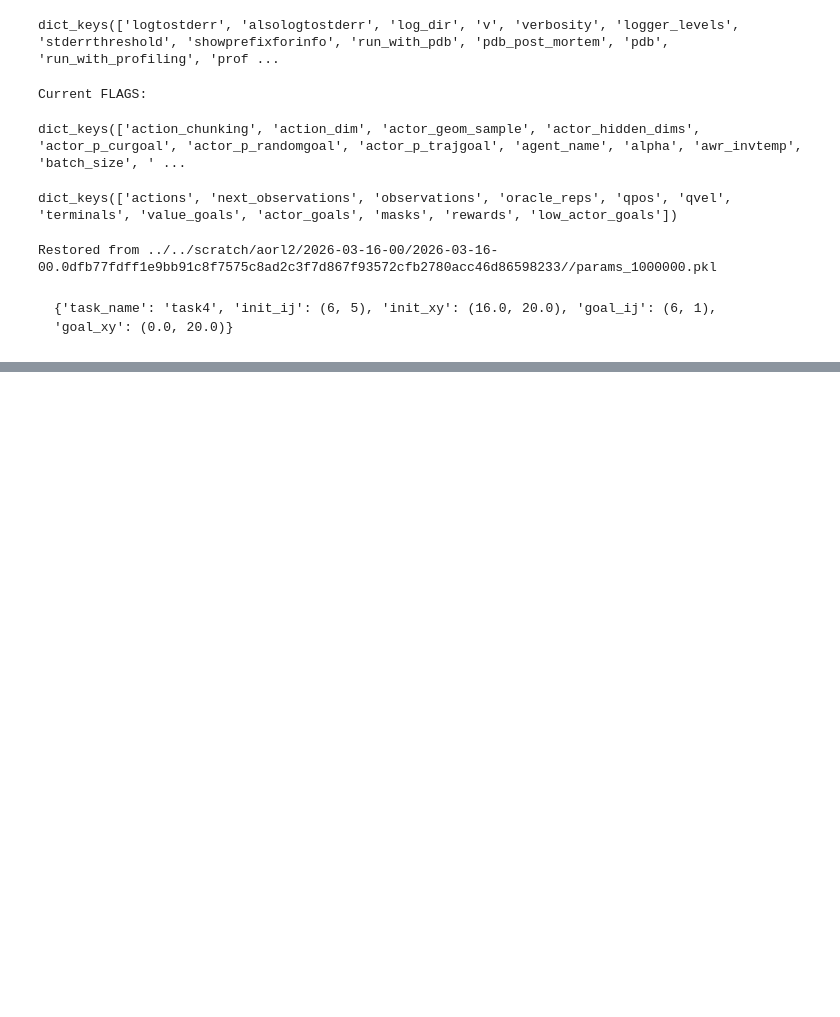
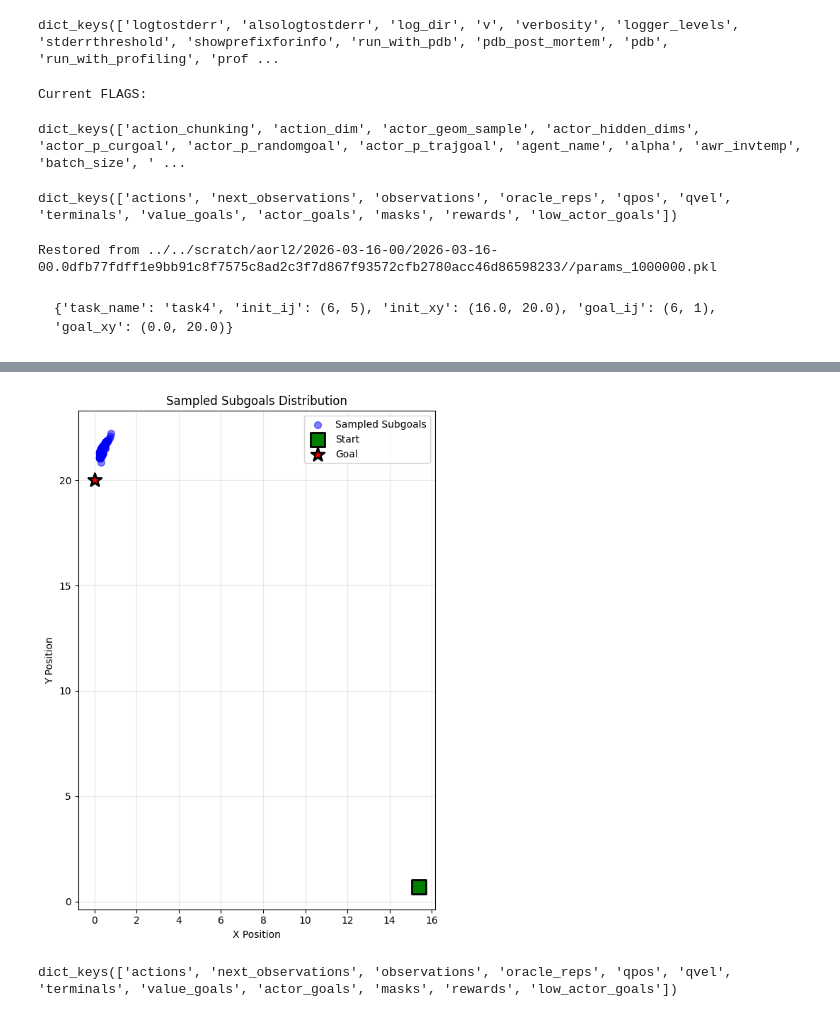
Before and after one commit to jnzhao3/horizon-reduction, a Jupyter notebook: plot_sampled_subgoals.ipynb, the cells around one changed output, grey strips where cells are left out. Saved outputs shown, nothing was run; the diff lists cells and outputs as text; code cells hidden in the pictures; blank space fills up the shorter version.

```diff
--- a/plot_sampled_subgoals.ipynb
+++ b/plot_sampled_subgoals.ipynb
@@ -174,0 +175,30 @@ array([[ 9.9670514e-04,  2.0755249e+01],
+# %%
+import matplotlib.pyplot as plt
+
+fig, ax = plt.subplots(figsize=(10, 8))
+
+# Plot subgoals as scatter
+ax.scatter(subgoals[:, 0], subgoals[:, 1], alpha=0.5, s=50, label='Sampled Subgoals', color='blue')
+
+# Plot starting observation
+ax.scatter(observation[0], observation[1], s=200, marker='s', color='green', label='Start', zorder=5, edgecolors='black', linewidth=2)
+
+# Plot goal
+ax.scatter(goal[0], goal[1], s=200, marker='*', color='red', label='Goal', zorder=5, edgecolors='black', linewidth=2)
+
+ax.set_xlabel('X Position')
+ax.set_ylabel('Y Position')
+ax.set_title('Sampled Subgoals Distribution')
+ax.legend()
+ax.grid(True, alpha=0.3)
+ax.set_aspect('equal')
+
+plt.tight_layout()
+plt.show()
+# %% [output]
+[figure, added]
+# %%
+train_dataset.sample(1).keys()
+# ['low_actor_goals']
+# %% [output]
+dict_keys(['actions', 'next_observations', 'observations', 'oracle_reps', 'qpos', 'qvel', 'terminals', 'value_goals', 'actor_goals', 'masks', 'rewards', 'low_actor_goals'])
```
Also changed, not shown: parts of 9 cells of this notebook, 10 other files.
